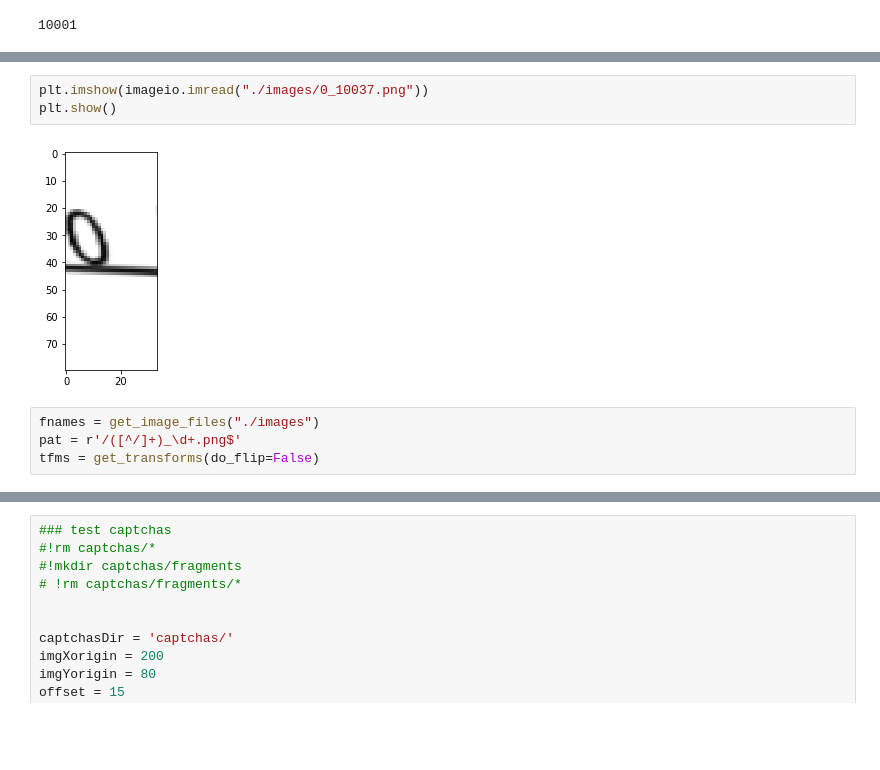
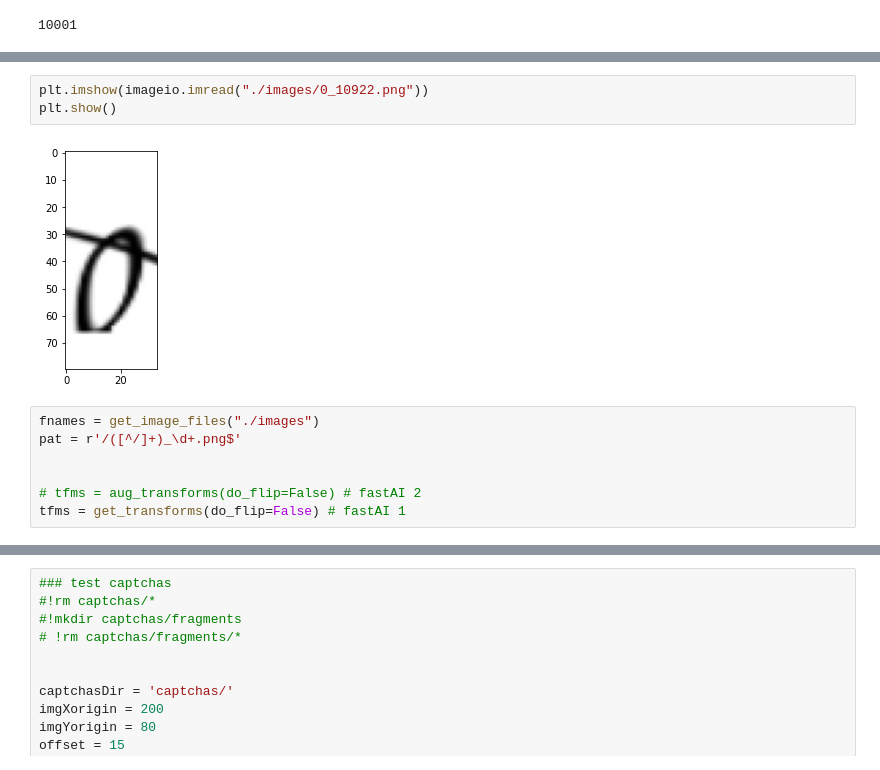
Before and after one commit to Neumi/colab-ml-reverse-captcha, a Jupyter notebook: captch_ml_solver_all_chars.ipynb, the cells around one changed output, grey strips where cells are left out. Drawn from its saved outputs; the diff is of its cells as text; blank space fills up the shorter version.

Commit message:
changed to still work with fast AI version 1

```diff
--- a/captch_ml_solver_all_chars.ipynb
+++ b/captch_ml_solver_all_chars.ipynb
@@ -200,12 +214,15 @@ generating 50000 unique char images...
 # %%
-plt.imshow(imageio.imread("./images/0_10037.png"))
+plt.imshow(imageio.imread("./images/0_10922.png"))
 plt.show()
 # %% [output]
-[figure, old version]
+[figure, new version]
 # %%
 fnames = get_image_files("./images")
 pat = r'/([^/]+)_\d+.png$'
-tfms = get_transforms(do_flip=False)
+
+
+# tfms = aug_transforms(do_flip=False) # fastAI 2
+tfms = get_transforms(do_flip=False) # fastAI 1
 # %%
 data = ImageDataBunch.from_name_re("./images", fnames, pat, ds_tfms=tfms)
 data.normalize(imagenet_stats)
```
Also changed, not shown: parts of 18 cells of this notebook.
